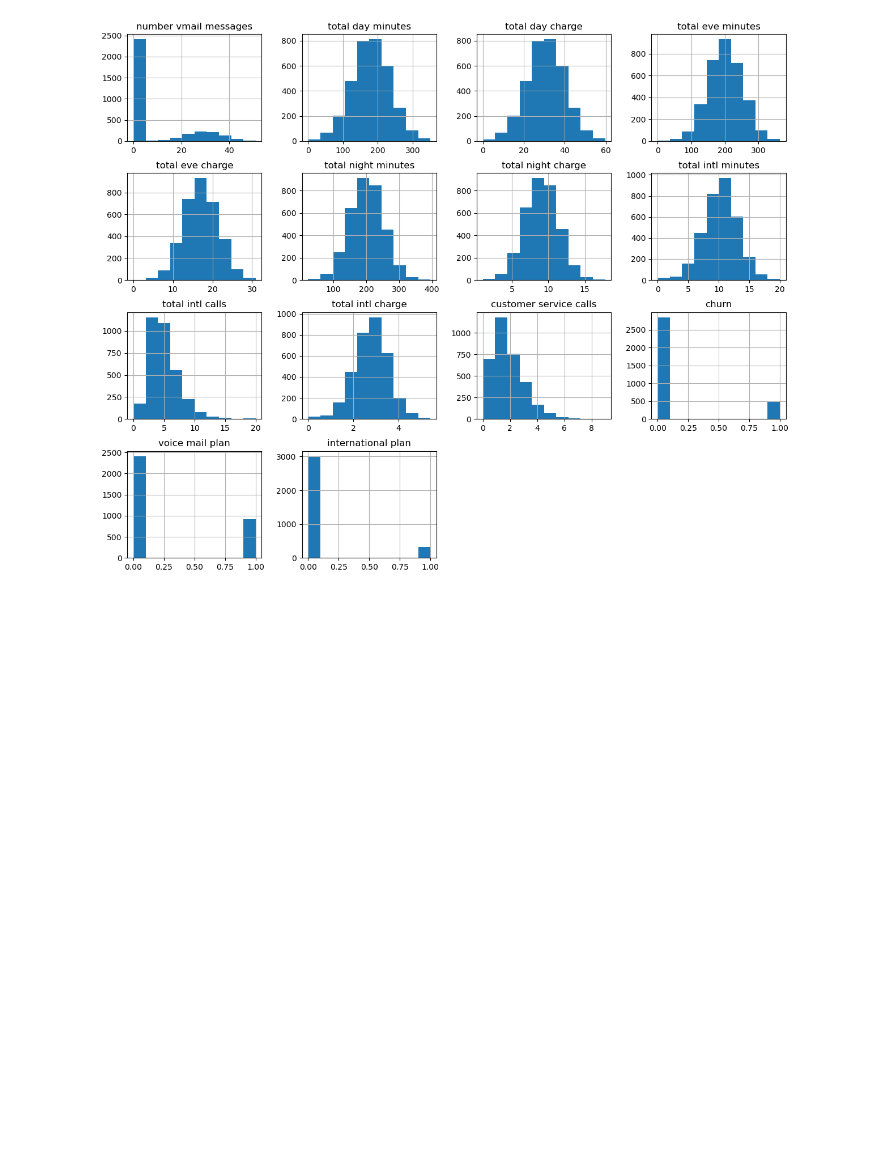
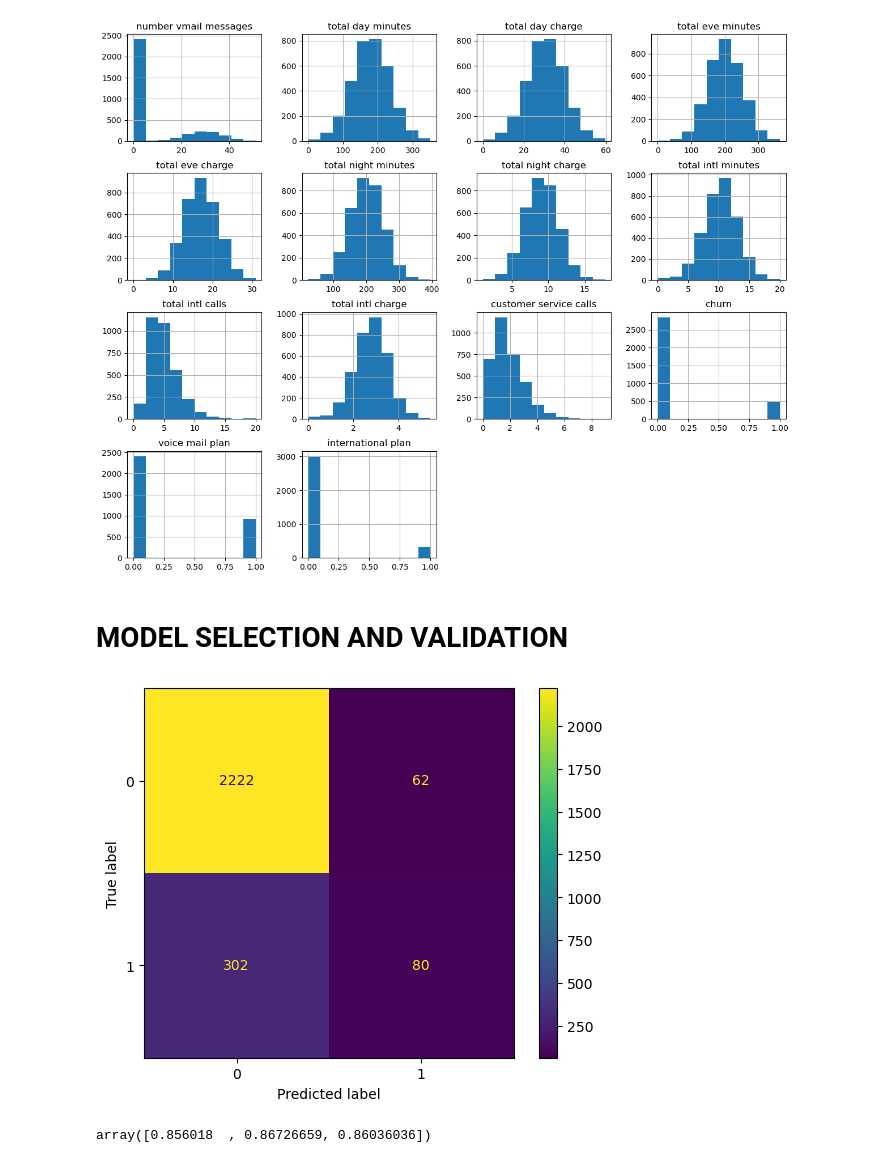
Before and after one commit to King-georges/Predicting-Churn-in-a-Telecom-s-company, a Jupyter notebook: Project_notebook.ipynb, the cells around one changed output. Cells and saved outputs as stored; diff of their text form; code cells hidden in the pictures; blank space fills up the shorter version.

Commit message:
model selection

```diff
--- a/Project_notebook.ipynb
+++ b/Project_notebook.ipynb
@@ -386,3 +394,42 @@ df.hist(figsize=(15,12))
 plt.show()
 # %% [output]
 [figure]
+# %% [markdown]
+# MODEL SELECTION AND VALIDATION
+# %%
+#Train_test_split the data
+x = df.drop(columns = 'churn')
+
+y = df['churn']
+
+x_train, x_test, y_train, y_test = train_test_split(x, y, test_size = 0.2, random_state = 42)
+
+# Scale data
+scaler = StandardScaler()
+x_train_scaled = scaler.fit_transform(x_train)
+x_test_scaled = scaler.transform(x_test)
+# %%
+# Baseline model using logistic regression
+# Instantiate the model
+logreg = LogisticRegression(random_state=42)
+
+# Fit the model on the scaled data
+logreg.fit(x_train_scaled, y_train)
+
+# Training and evaluating model
+
+logreg_preds = logreg.predict(x_test)
+
+
+
+ConfusionMatrixDisplay.from_estimator(estimator=logreg, X =x_train_scaled, y=y_train);
+# %% [output]
+[figure, added]
+# %%
+# Perform cross-validation
+cv_scores = cross_val_score(model, x_train_scaled, y_train, cv=3)
+
+
+cv_scores
+# %% [output]
+array([0.856018  , 0.86726659, 0.86036036])
```
Also changed, not shown: parts of 6 cells of this notebook.
